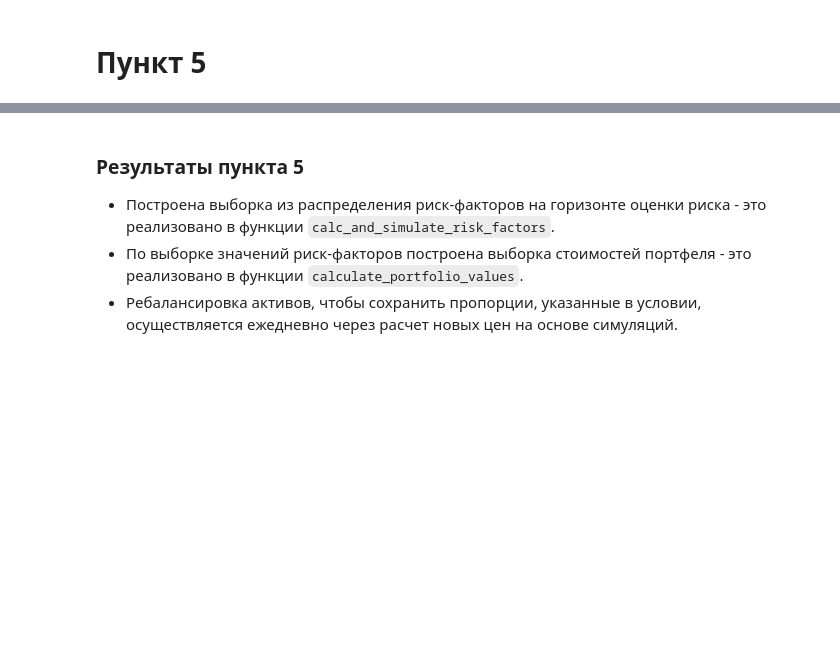
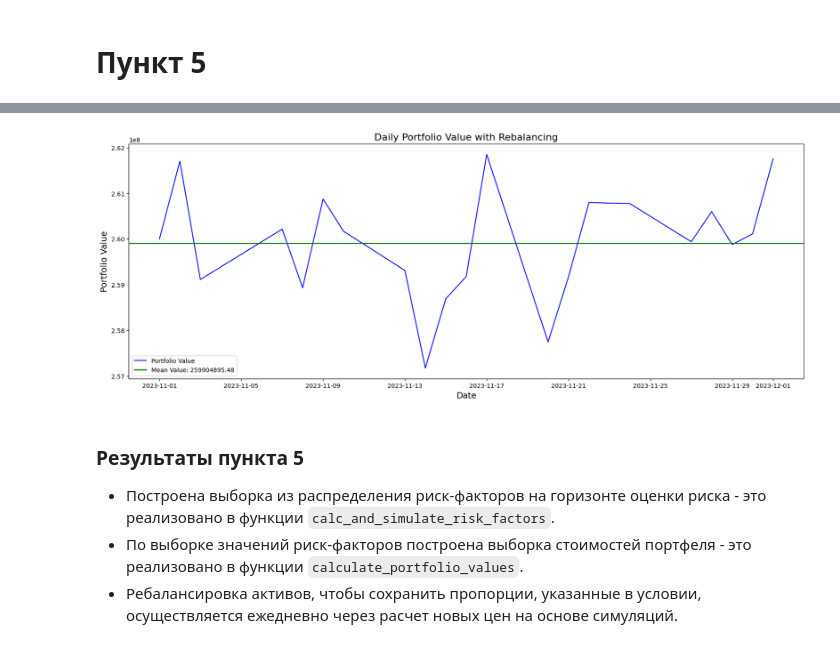
Before and after one commit to alexsivkovu/risks2, a Jupyter notebook: Project_Part5_6.ipynb, the cells around one changed output, grey strips where cells are left out. Saved outputs shown, nothing was run; the diff lists cells and outputs as text; code cells hidden in the pictures; blank space fills up the shorter version.

```diff
--- a/Project_Part5_6.ipynb
+++ b/Project_Part5_6.ipynb
@@ -160,3 +256,41 @@ plt.show()
+# %%
+# Функция для симуляции ежедневной ребалансировки портфеля
+def simulate_daily_rebalance(dataset, start_date, end_date, initial_investment):
+    portfolio_values = []
+    initial_prices = dataset[dataset['dt'] == pd.to_datetime(start_date)].iloc[0][financial_columns].to_dict()
+    rebalanced_quantities = rebalance_portfolio(initial_prices, initial_investment)
+
+    for date in pd.date_range(start=start_date, end=end_date):
+        if date not in dataset['dt'].values:
+            continue
+
+        current_prices = dataset[dataset['dt'] == date].iloc[0][financial_columns].to_dict()
+        portfolio_value = sum(rebalanced_quantities[asset] * current_prices[asset] for asset in portfolio)
+        portfolio_values.append((date, portfolio_value))
+
+        rebalanced_quantities = rebalance_portfolio(current_prices, initial_investment)
+
+    return portfolio_values
+
+# Задание начальной и конечной даты для анализа
+start_date = '2023-11-01'
+end_date = '2023-12-01'
+
+# Симуляция ежедневной ребалансировки портфеля
+portfolio_values = simulate_daily_rebalance(dataset, start_date, end_date, initial_investment)
+portfolio_values_df = pd.DataFrame(portfolio_values, columns=['Date', 'PortfolioValue'])
+
+plt.figure(figsize=(20, 7))
+sns.lineplot(data=portfolio_values_df, x='Date', y='PortfolioValue', color='blue', label='Portfolio Value')
+mean_value = portfolio_values_df['PortfolioValue'].mean()
+plt.axhline(y=mean_value, color='green', linestyle='-', linewidth=2, label=f'Mean Value: {mean_value:.2f}')
+plt.title('Daily Portfolio Value with Rebalancing', fontsize=16)
+plt.xlabel('Date', fontsize=14)
+plt.ylabel('Portfolio Value', fontsize=14)
+plt.legend()
+plt.show()
+# %% [output]
+[figure, added]
 # %% [markdown]
 ### Результаты пункта 5 ###
 * Построена выборка из распределения риск-факторов на горизонте оценки риска - это реализовано в функции `calc_and_simulate_risk_factors`.
```
Also changed, not shown: parts of 15 cells of this notebook.
